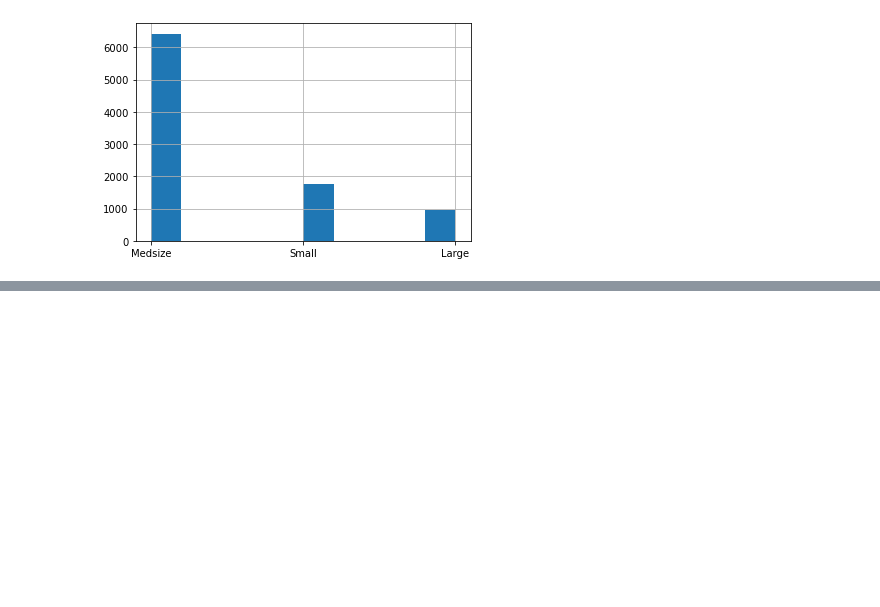
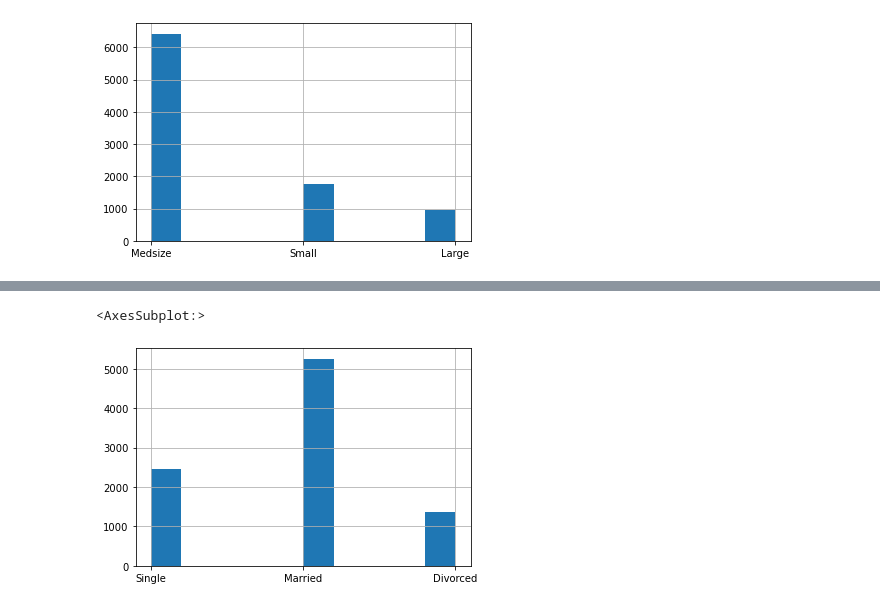
Before and after one commit to ddahiya16/Machine-Learning, a Jupyter notebook: Customer Life Time Value Prediction Model.ipynb, the cells around one changed output, grey strips where cells are left out. Drawn from its saved outputs; the diff is of its cells as text; code cells hidden in the pictures; blank space fills up the shorter version.

```diff
--- a/Customer Life Time Value Prediction Model.ipynb
+++ b/Customer Life Time Value Prediction Model.ipynb
@@ -202,0 +259,7 @@ df['Vehicle Size'].hist()
+# %%
+df['Location Code'] = df['Location Code'].fillna(df['Location Code'].mode()[0])
+# %%
+df['Marital Status'].hist()
+# %% [output]
+<AxesSubplot:>
+[figure, added]
```
Also changed, not shown: parts of 33 cells of this notebook, 2 other files.
